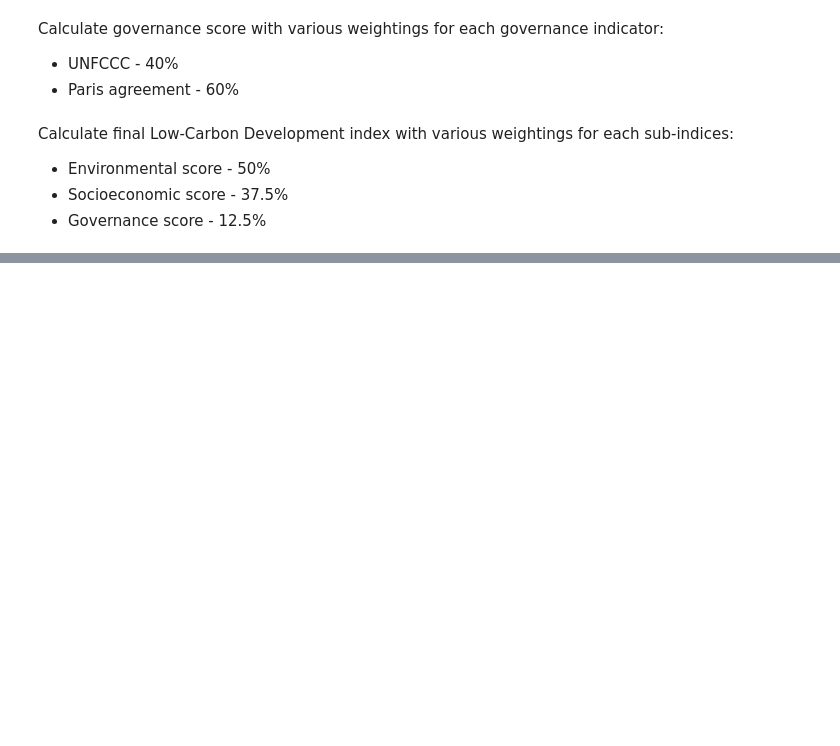
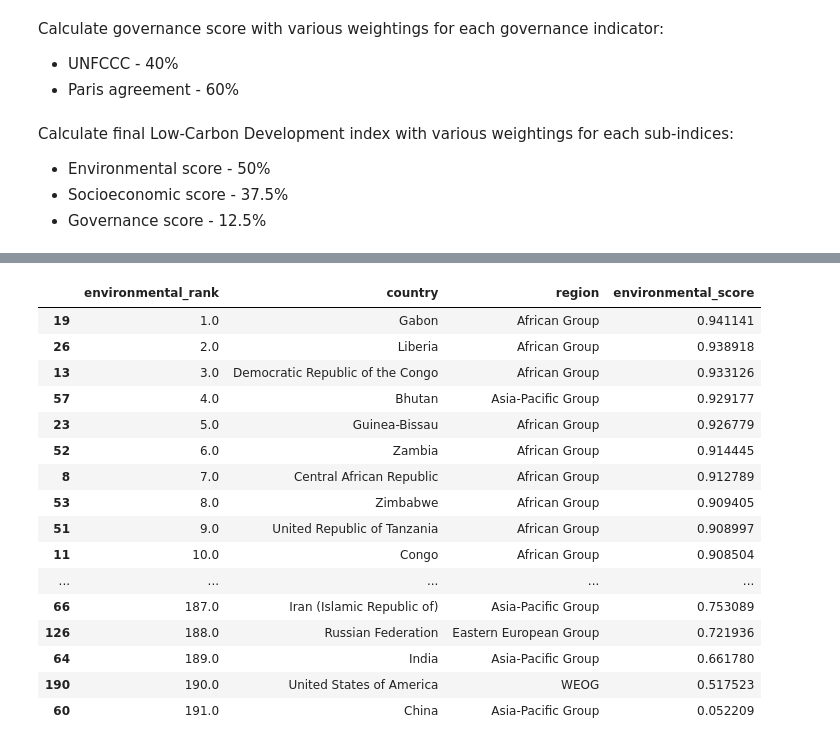
Before and after one commit to luanakimley/low-carbon-development-composite-index, a Jupyter notebook: composite_index.ipynb, the cells around one changed output, grey strips where cells are left out. Cells and saved outputs as stored; diff of their text form; code cells hidden in the pictures; blank space fills up the shorter version.

```diff
--- a/composite_index.ipynb
+++ b/composite_index.ipynb
@@ -92,3 +92,32 @@ lcdci_df_index
 | 60 | 191.0 | China | Asia-Pacific Group | 0.052209 | 0.788000 | 0.982609 | 0.444431 |
 # %%
 lcdci_df_index.to_csv("lcdci/lcdci_index.csv", index=False)
+# %%
+lcdci_df_environmental = lcdci_df_index.copy()
+lcdci_df_environmental = lcdci_df_environmental.drop('socioeconomic_score', axis=1)
+lcdci_df_environmental = lcdci_df_environmental.drop('governance_score', axis=1)
+lcdci_df_environmental = lcdci_df_environmental.drop('lcdci', axis=1)
+lcdci_df_environmental = lcdci_df_environmental.drop('rank', axis=1)
+lcdci_df_environmental['environmental_rank'] = lcdci_df_environmental['environmental_score'].rank(ascending=False)
+lcdci_df_environmental = lcdci_df_environmental.sort_values(by=['environmental_rank'], ascending=True)
+rank_column = lcdci_df_environmental.pop('environmental_rank')
+lcdci_df_environmental.insert(0, 'environmental_rank', rank_column)
+lcdci_df_environmental
+# %% [output]
+|  | environmental_rank | country | region | environmental_score |
+| 19 | 1.0 | Gabon | African Group | 0.941141 |
+| 26 | 2.0 | Liberia | African Group | 0.938918 |
+| 13 | 3.0 | Democratic Republic of the Congo | African Group | 0.933126 |
+| 57 | 4.0 | Bhutan | Asia-Pacific Group | 0.929177 |
+| 23 | 5.0 | Guinea-Bissau | African Group | 0.926779 |
+| 52 | 6.0 | Zambia | African Group | 0.914445 |
+| 8 | 7.0 | Central African Republic | African Group | 0.912789 |
+| 53 | 8.0 | Zimbabwe | African Group | 0.909405 |
+| 51 | 9.0 | United Republic of Tanzania | African Group | 0.908997 |
+| 11 | 10.0 | Congo | African Group | 0.908504 |
+| ... | ... | ... | ... | ... |
+| 66 | 187.0 | Iran (Islamic Republic of) | Asia-Pacific Group | 0.753089 |
+| 126 | 188.0 | Russian Federation | Eastern European Group | 0.721936 |
+| 64 | 189.0 | India | Asia-Pacific Group | 0.661780 |
+| 190 | 190.0 | United States of America | WEOG | 0.517523 |
+| 60 | 191.0 | China | Asia-Pacific Group | 0.052209 |
```
Also changed, not shown: parts of 2 cells of this notebook.
